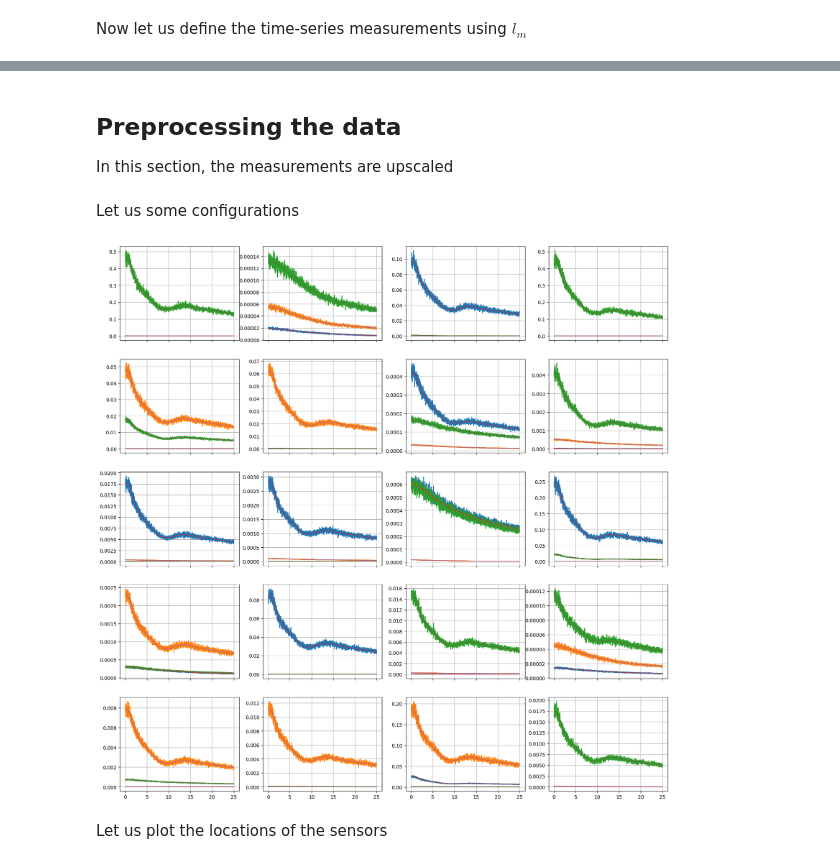
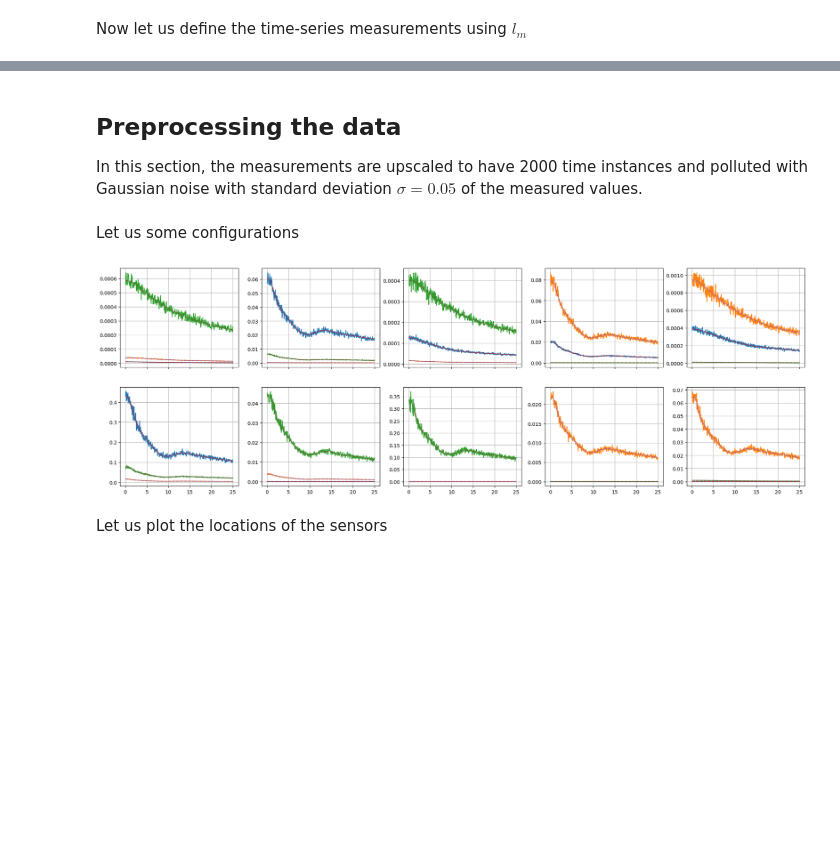
Before and after one commit to ERMETE-Lab/NuSHRED, a Jupyter notebook: Code/P1/01b_compute_measures.ipynb, the cells around one changed output, grey strips where cells are left out. Saved outputs shown, nothing was run; the diff lists cells and outputs as text; code cells hidden in the pictures; blank space fills up the shorter version.

```diff
--- a/Code/P1/01b_compute_measures.ipynb
+++ b/Code/P1/01b_compute_measures.ipynb
@@ -84,27 +90,22 @@ from pyforce.tools.write_read import ImportH5
 from pyforce.tools.functions_list import FunctionsList
 
 compressed_data = True
+path_snaps = '../../NuSHRED_Datasets/D1/CompressedDataset/'
 
-if compressed_data:
-    path_snaps = './CompressedDataset/'
+compressed_u_total = pickle.load(open(path_snaps+"u_total.svd", 'rb'))
+compressed_v_total = pickle.load(open(path_snaps+"v_total.svd", 'rb'))
+compressed_s_total = pickle.load(open(path_snaps+"s_total.svd", 'rb'))
+compressed_rescaling_snaps = pickle.load(open(path_snaps+"rescaling.svd", 'rb'))
+compressed_Nmodes = pickle.load(open(path_snaps+"Nmodes.svd", 'rb'))
 
-    compressed_u_total = pickle.load(open(path_snaps+"u_total.svd", 'rb'))
-    compressed_v_total = pickle.load(open(path_snaps+"v_total.svd", 'rb'))
-    compressed_s_total = pickle.load(open(path_snaps+"s_total.svd", 'rb'))
-    compressed_rescaling_snaps = pickle.load(open(path_snaps+"rescaling.svd", 'rb'))
-    compressed_Nmodes = pickle.load(open(path_snaps+"Nmodes.svd", 'rb'))
+field = var_names[measured_field]
 
-    field = var_names[measured_field]
+measured_snap = FunctionsList(fun_spaces[measured_field])
 
-    measured_snap = FunctionsList(fun_spaces[measured_field])
-
-    v = compressed_v_total[int(np.sum(compressed_Nmodes[:measured_field])) : int(np.sum(compressed_Nmodes[:measured_field+1]))]
-    rec = rescaling_snaps[measured_field] * (compressed_u_total[field] @ (np.diag(compressed_s_total[field]) @ v))
-    for tt in range(v.shape[1]):
-        measured_snap.append(rec[:,tt])
-else:
-    path_snaps = './dolfinx_data/'
-    measured_snap = ImportH5(fun_spaces[measured_field], path_snaps+var_names[measured_field], var_names[measured_field], verbose=False)[0]
+v = compressed_v_total[int(np.sum(compressed_Nmodes[:measured_field])) : int(np.sum(compressed_Nmodes[:measured_field+1]))]
+rec = rescaling_snaps[measured_field] * (compressed_u_total[field] @ (np.diag(compressed_s_total[field]) @ v))
+for tt in range(v.shape[1]):
+    measured_snap.append(rec[:,tt])
 
 snap_measurements = np.zeros((num_sensors, len(measured_snap), n_configurations))
 
@@ -122,12 +123,14 @@ Creating sensors: 30.000 / 30.00 - 6.630 s/it
 # %% [markdown]
 ## Preprocessing the data
-In this section, the measurements are upscaled
+In this section, the measurements are upscaled to have 2000 time instances and polluted with Gaussian noise with standard deviation $\sigma=0.05$ of the measured values.
 # %%
 from scipy.interpolate import CubicSpline
 
 t = times
-newnt = 2000
-new_t = np.linspace(t[0], t[-1], newnt)
+# newnt = 2000
+# new_t = np.linspace(t[0], t[-1], newnt)
+new_t = np.asarray(t)
+newnt = len(new_t)
 
 noise_value = 5/100
 Xsensor = np.zeros((num_sensors, newnt, n_configurations))
@@ -137,25 +140,26 @@ for kk in range(n_configurations):
 
         measure = snap_measurements[j, :, kk]
 
-        spline = CubicSpline(t, measure)
-        Xsensor[j, :, kk] = spline(new_t) * (1 + np.random.normal(scale=noise_value, size=new_t.shape))
+        # spline = CubicSpline(t, measure)
+        # Xsensor[j, :, kk] = spline(new_t) * (1 + np.random.normal(scale=noise_value, size=new_t.shape))
+        Xsensor[j, :, kk] = measure * (1 + np.random.normal(scale=noise_value, size=new_t.shape))
 # %% [markdown]
 Let us some configurations
 # %%
 # # Check on the maximum
 # np.max(np.abs(Xsensor_clean[j]))
 
-ncols = 4
-nrows = 5
+ncols = 5
+nrows = 2
 fig, axs = plt.subplots(nrows = nrows, ncols=ncols, sharex=True, figsize= (5 * ncols, 4 * nrows))
 axs = axs.flatten()
 
 for kk in range(nrows * ncols):
     axs[kk].plot(new_t, Xsensor[:,:,kk].T, label='Spline')
     axs[kk].plot(times, snap_measurements[:,:,kk].T, '--', label='FOM')
     axs[kk].grid()
 # %% [output]
-[figure, old version]
+[figure, new version]
 # %% [markdown]
 Let us plot the locations of the sensors
 # %%
```
Also changed, not shown: parts of 9 cells of this notebook, 3 other files.
